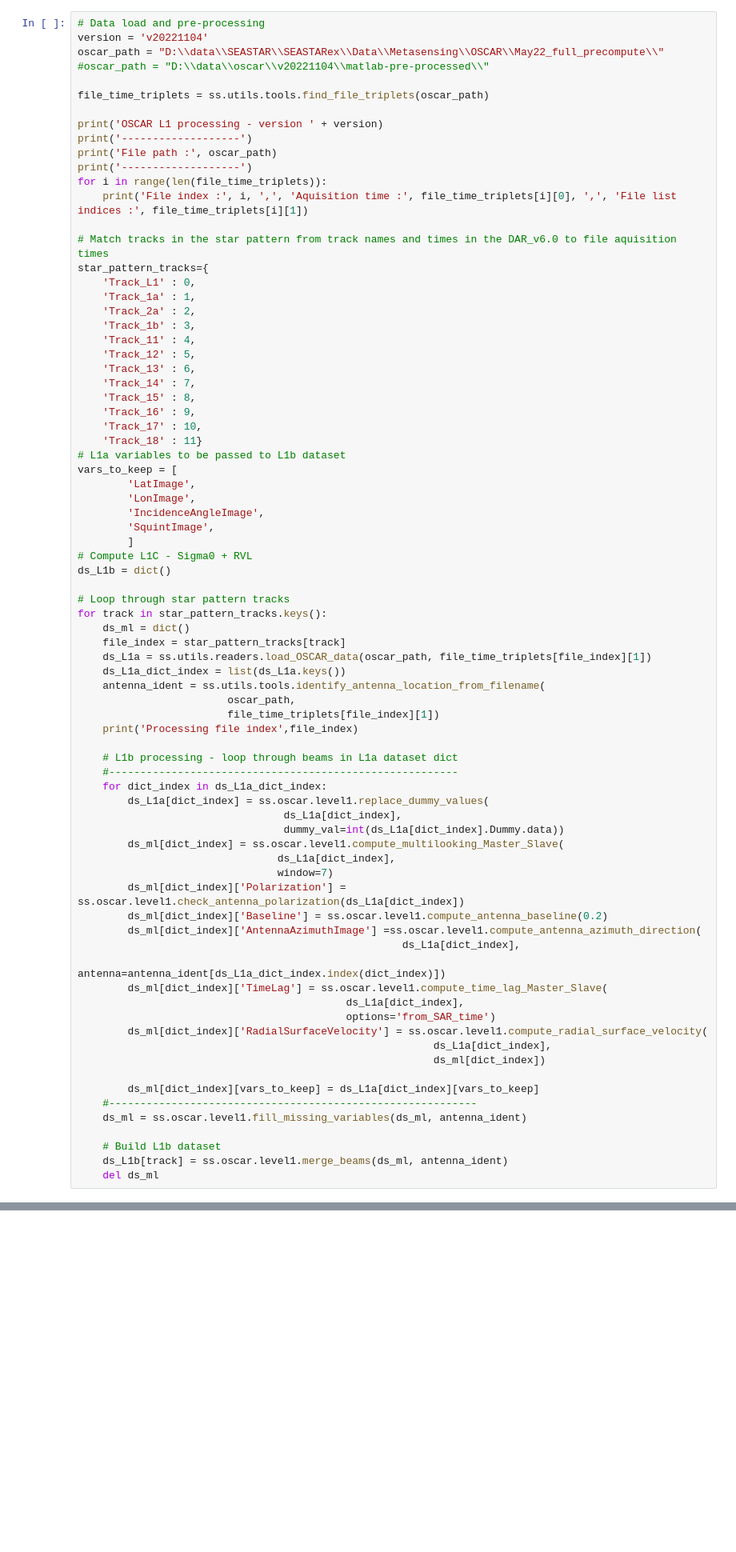
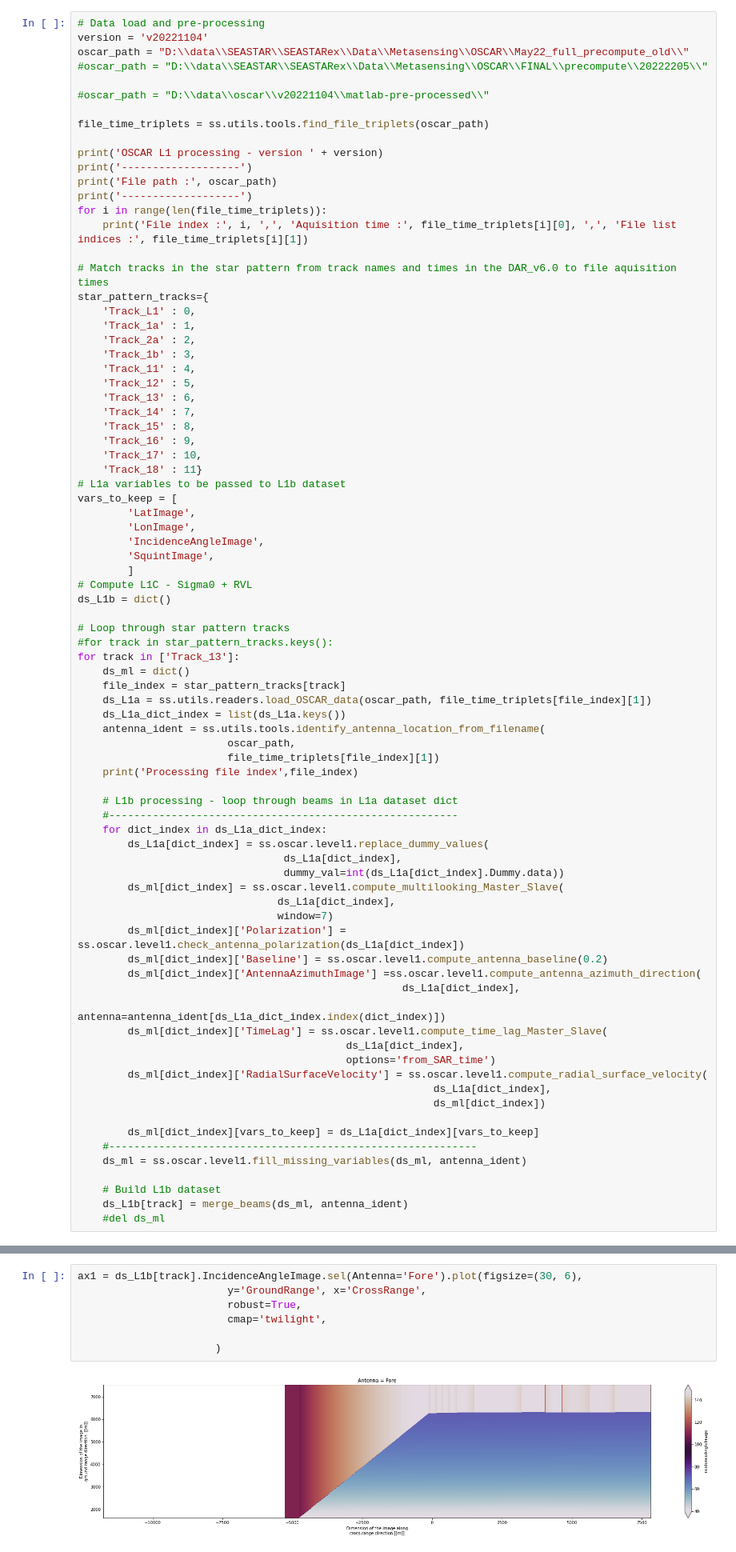
Before and after one commit to ACHMartin/seastar_project, a Jupyter notebook: OSCAR_star_pattern_L1b.ipynb, the cells around one changed output, grey strips where cells are left out. Shown at 80% size. Saved outputs shown, nothing was run; the diff lists cells and outputs as text; blank space fills up the shorter version.

```diff
--- a/OSCAR_star_pattern_L1b.ipynb
+++ b/OSCAR_star_pattern_L1b.ipynb
@@ -18,7 +19,9 @@ import platform
 # %%
 # Data load and pre-processing
 version = 'v20221104'
-oscar_path = "D:\\data\\SEASTAR\\SEASTARex\\Data\\Metasensing\\OSCAR\\May22_full_precompute\\"
+oscar_path = "D:\\data\\SEASTAR\\SEASTARex\\Data\\Metasensing\\OSCAR\\May22_full_precompute_old\\"
+#oscar_path = "D:\\data\\SEASTAR\\SEASTARex\\Data\\Metasensing\\OSCAR\\FINAL\\precompute\\20222205\\"
+
 #oscar_path = "D:\\data\\oscar\\v20221104\\matlab-pre-processed\\"
 
 file_time_triplets = ss.utils.tools.find_file_triplets(oscar_path)
@@ -55,7 +58,8 @@ vars_to_keep = [
 ds_L1b = dict()
 
 # Loop through star pattern tracks
-for track in star_pattern_tracks.keys():
+#for track in star_pattern_tracks.keys():
+for track in ['Track_13']:
     ds_ml = dict()
     file_index = star_pattern_tracks[track]
     ds_L1a = ss.utils.readers.load_OSCAR_data(oscar_path, file_time_triplets[file_index][1])
@@ -91,8 +95,8 @@ for track in star_pattern_tracks.keys():
     ds_ml = ss.oscar.level1.fill_missing_variables(ds_ml, antenna_ident)
 
     # Build L1b dataset
-    ds_L1b[track] = ss.oscar.level1.merge_beams(ds_ml, antenna_ident)
-    del ds_ml
+    ds_L1b[track] = merge_beams(ds_ml, antenna_ident)
+    #del ds_ml
 # %% [output]
 OSCAR L1 processing - version v20221104
 -------------------
@@ -122,0 +174,9 @@ ax2 = ds_L1b['Track_13'].RadialSurfaceVelocity.sel(Antenna='Fore').plot(figsize=
+# %%
+ax1 = ds_L1b[track].IncidenceAngleImage.sel(Antenna='Fore').plot(figsize=(30, 6),
+                        y='GroundRange', x='CrossRange',
+                        robust=True,
+                        cmap='twilight',
+
+                      )
+# %% [output]
+[figure, added]
```
Also changed, not shown: parts of 15 cells of this notebook.
